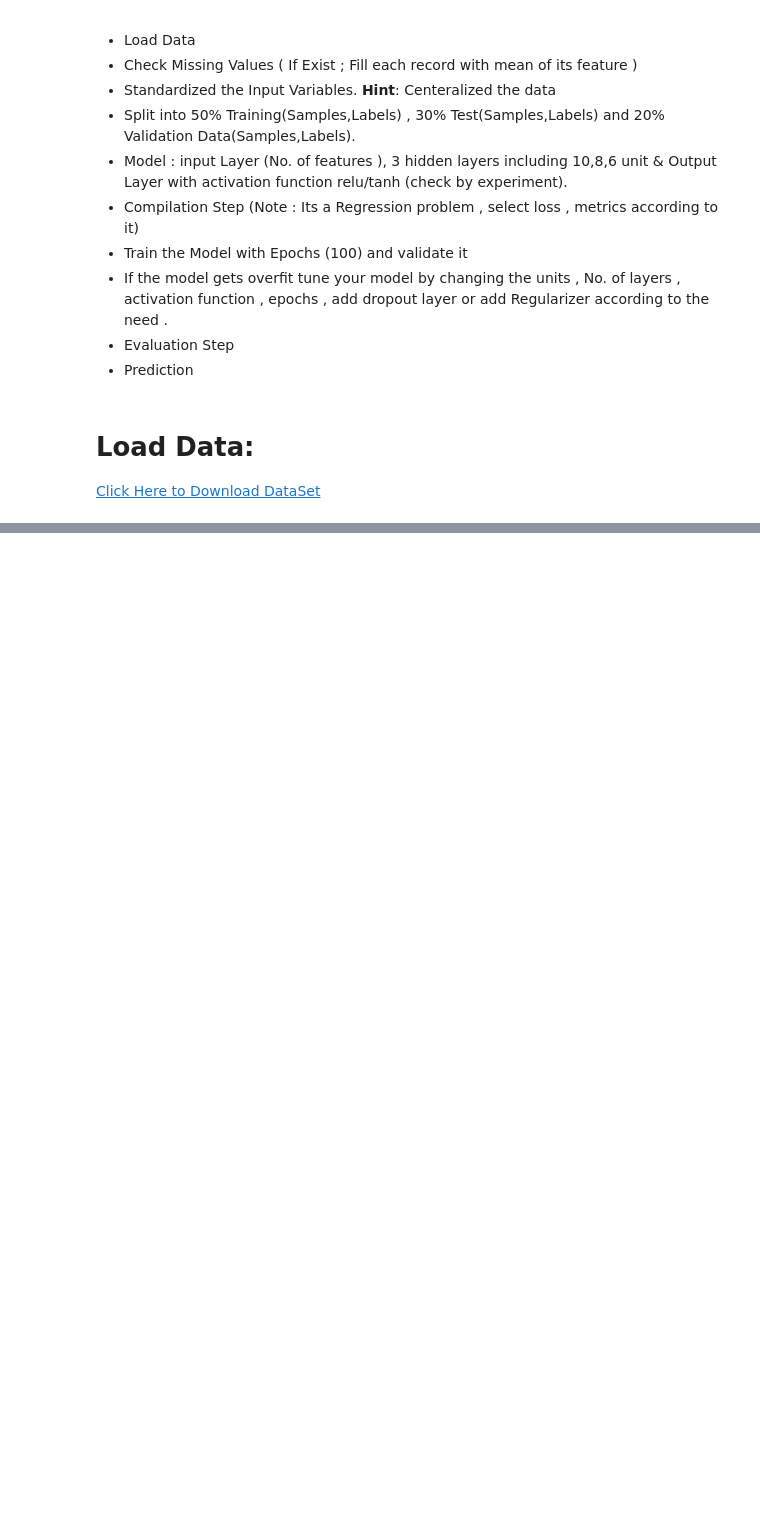
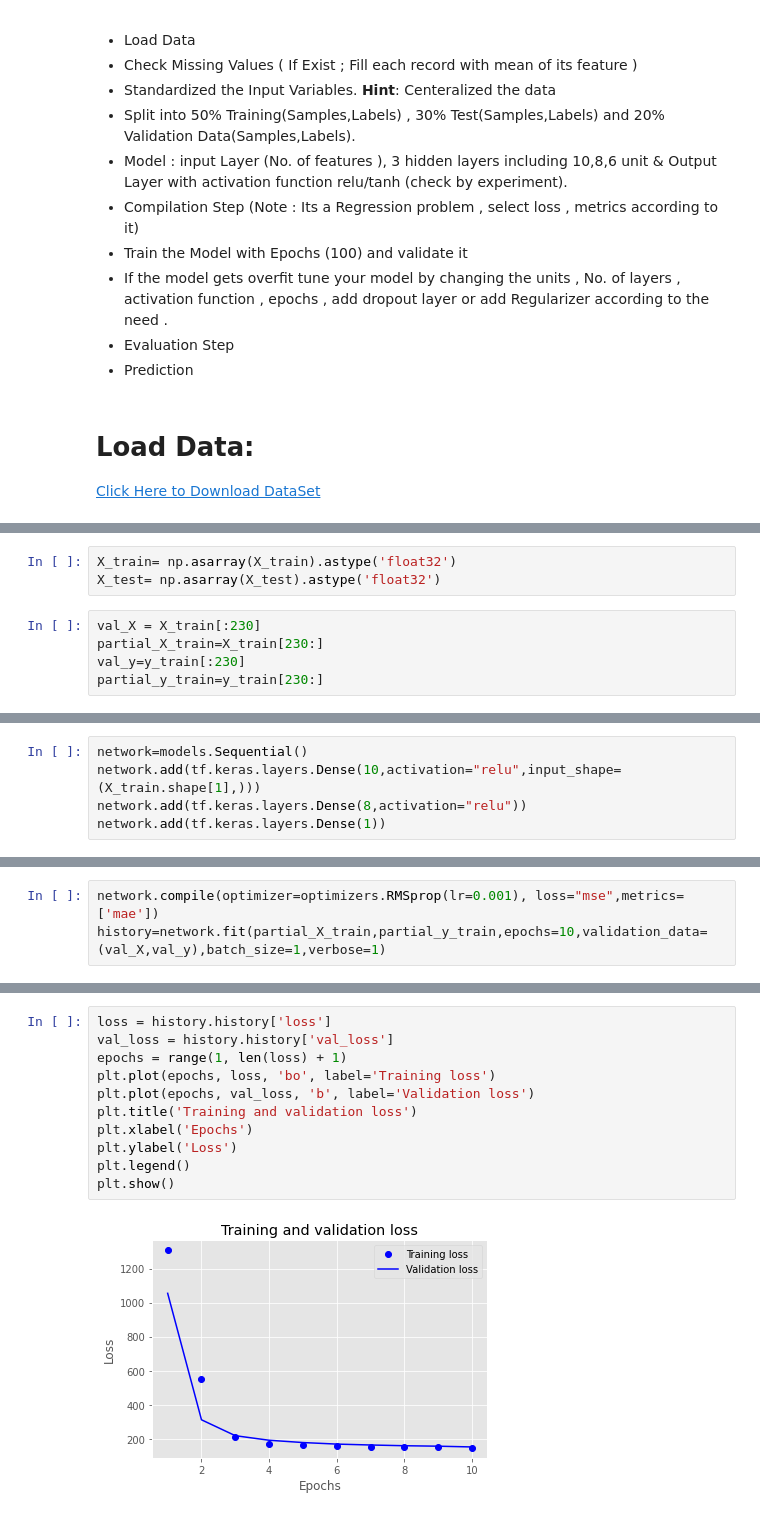
Before and after one commit to sabayamin/Deep-learning-assigments, a Jupyter notebook: Concrete_Strength_Assignment.ipynb, the cells around one changed output, grey strips where cells are left out. Drawn from its saved outputs; the diff is of its cells as text; blank space fills up the shorter version.

```diff
--- a/Concrete_Strength_Assignment.ipynb
+++ b/Concrete_Strength_Assignment.ipynb
@@ -74,0 +192,8 @@ Concrete compressive strength | quantitative | MPa | Output Variable
+# %%
+X_train= np.asarray(X_train).astype('float32')
+X_test= np.asarray(X_test).astype('float32')
+# %%
+val_X = X_train[:230]
+partial_X_train=X_train[230:]
+val_y=y_train[:230]
+partial_y_train=y_train[230:]
@@ -74,0 +202,5 @@ Concrete compressive strength | quantitative | MPa | Output Variable
+# %%
+network=models.Sequential()
+network.add(tf.keras.layers.Dense(10,activation="relu",input_shape=(X_train.shape[1],)))
+network.add(tf.keras.layers.Dense(8,activation="relu"))
+network.add(tf.keras.layers.Dense(1))
@@ -74,0 +224,3 @@ Concrete compressive strength | quantitative | MPa | Output Variable
+# %%
+network.compile(optimizer=optimizers.RMSprop(lr=0.001), loss="mse",metrics=['mae'])
+history=network.fit(partial_X_train,partial_y_train,epochs=10,validation_data=(val_X,val_y),batch_size=1,verbose=1)
@@ -74,0 +248,13 @@ Concrete compressive strength | quantitative | MPa | Output Variable
+# %%
+loss = history.history['loss']
+val_loss = history.history['val_loss']
+epochs = range(1, len(loss) + 1)
+plt.plot(epochs, loss, 'bo', label='Training loss')
+plt.plot(epochs, val_loss, 'b', label='Validation loss')
+plt.title('Training and validation loss')
+plt.xlabel('Epochs')
+plt.ylabel('Loss')
+plt.legend()
+plt.show()
+# %% [output]
+[figure, added]
```
Also changed, not shown: parts of 26 cells of this notebook.
